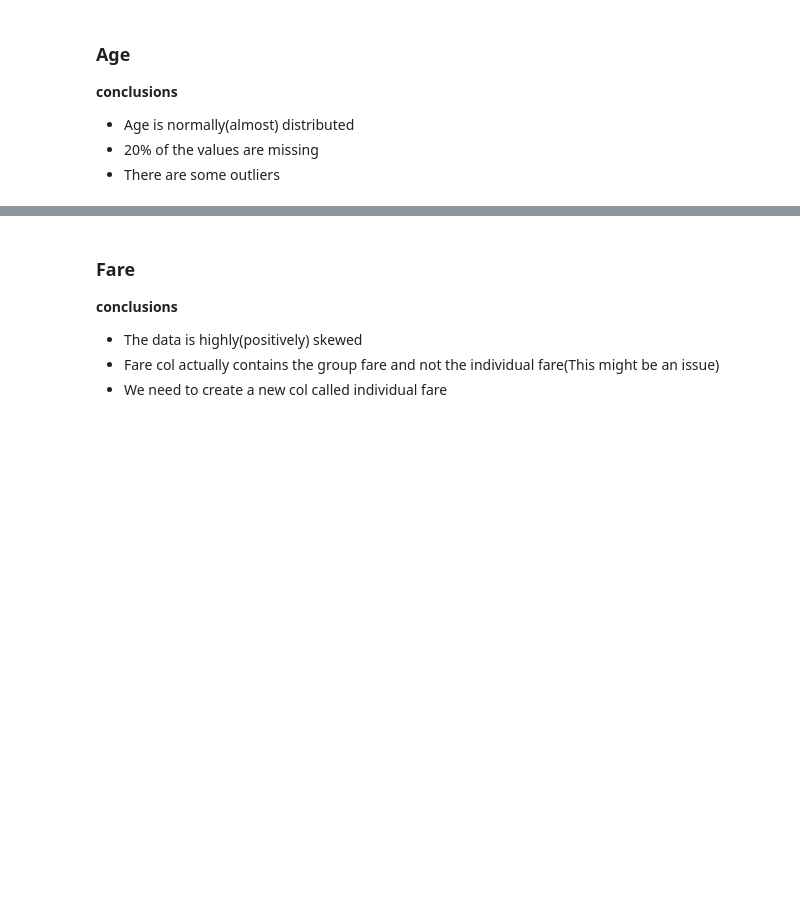
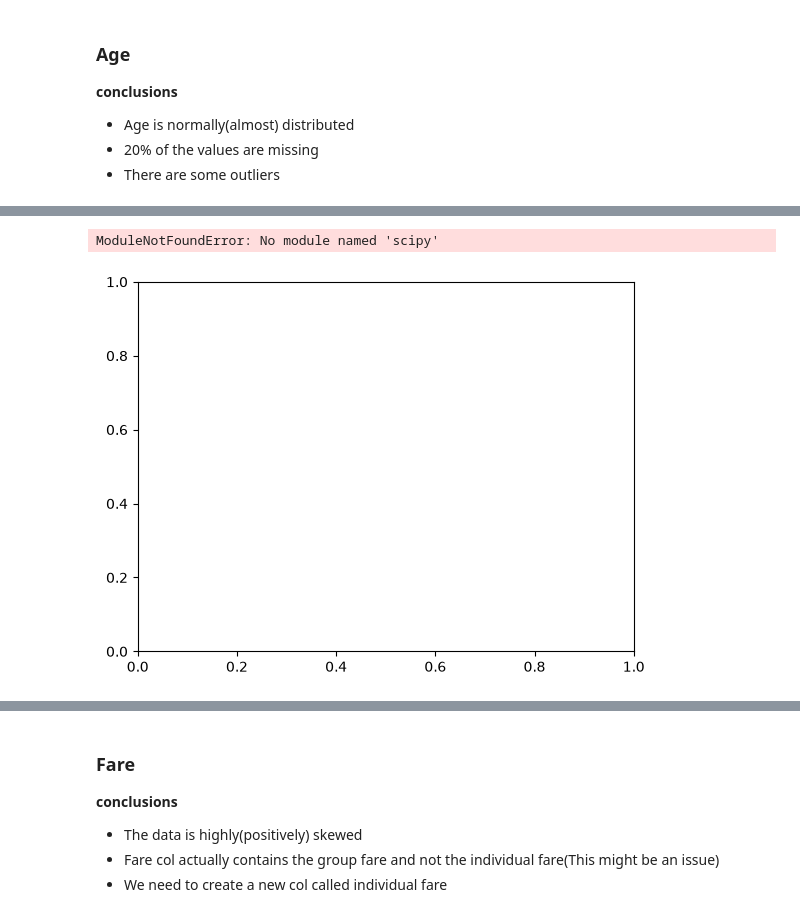
Before and after one commit to Arpit23creator/Form, a Jupyter notebook: EDA1.ipynb, the cells around one changed output, grey strips where cells are left out. Drawn from its saved outputs; the diff is of its cells as text; code cells hidden in the pictures; blank space fills up the shorter version.

```diff
--- a/EDA1.ipynb
+++ b/EDA1.ipynb
@@ -83,4 +100,7 @@ df['Age'].describe()
 # %%
-df['Age'].plot(kind='hist', bins=20)
+df['Age'].plot(kind='kde')
+# %% [output]
+ModuleNotFoundError: No module named 'scipy'
+[figure, added]
 # %%
 df['Age'].plot(kind='kde')
```
Also changed, not shown: parts of 3 cells of this notebook, 8 other files.
